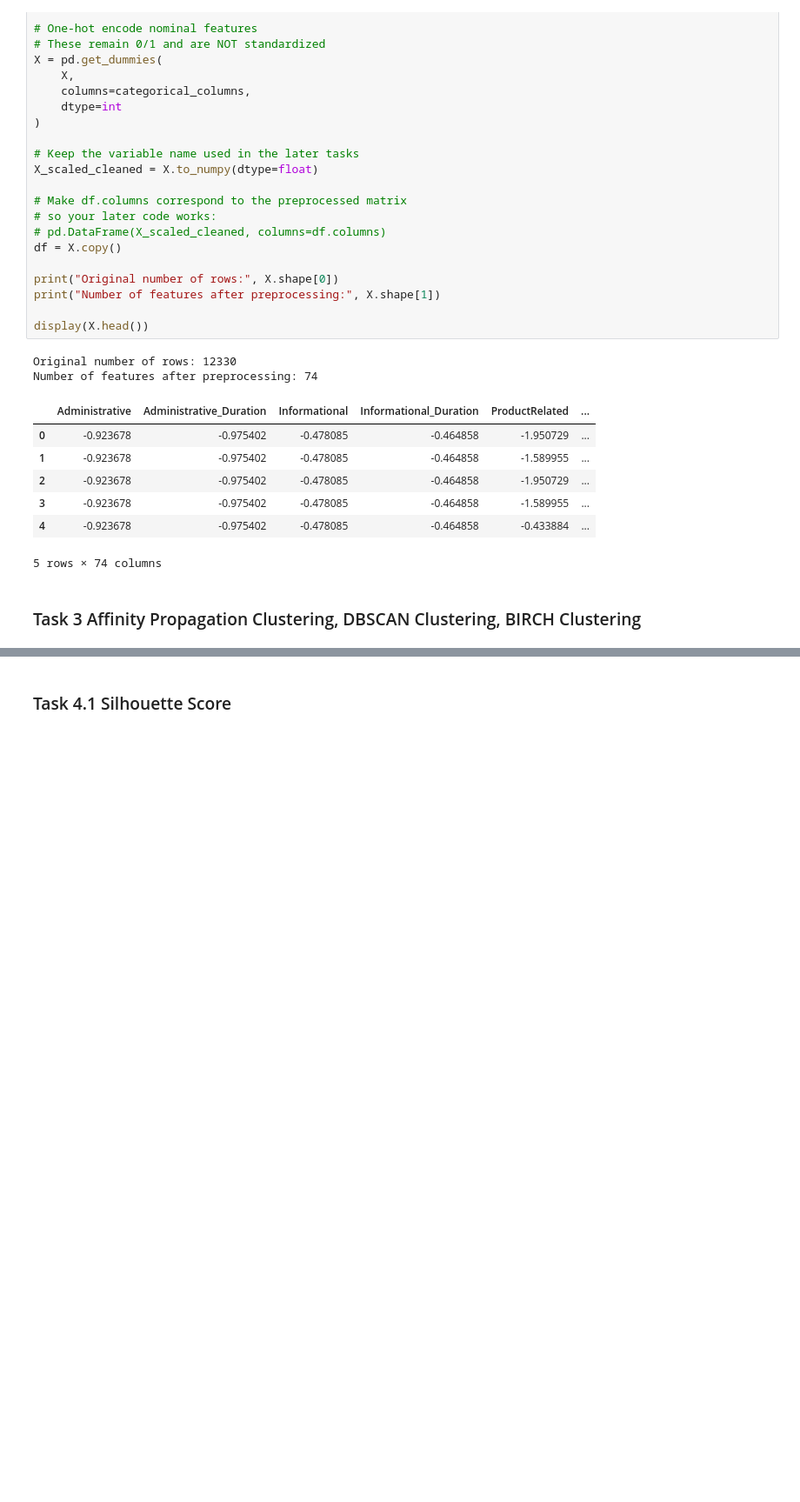
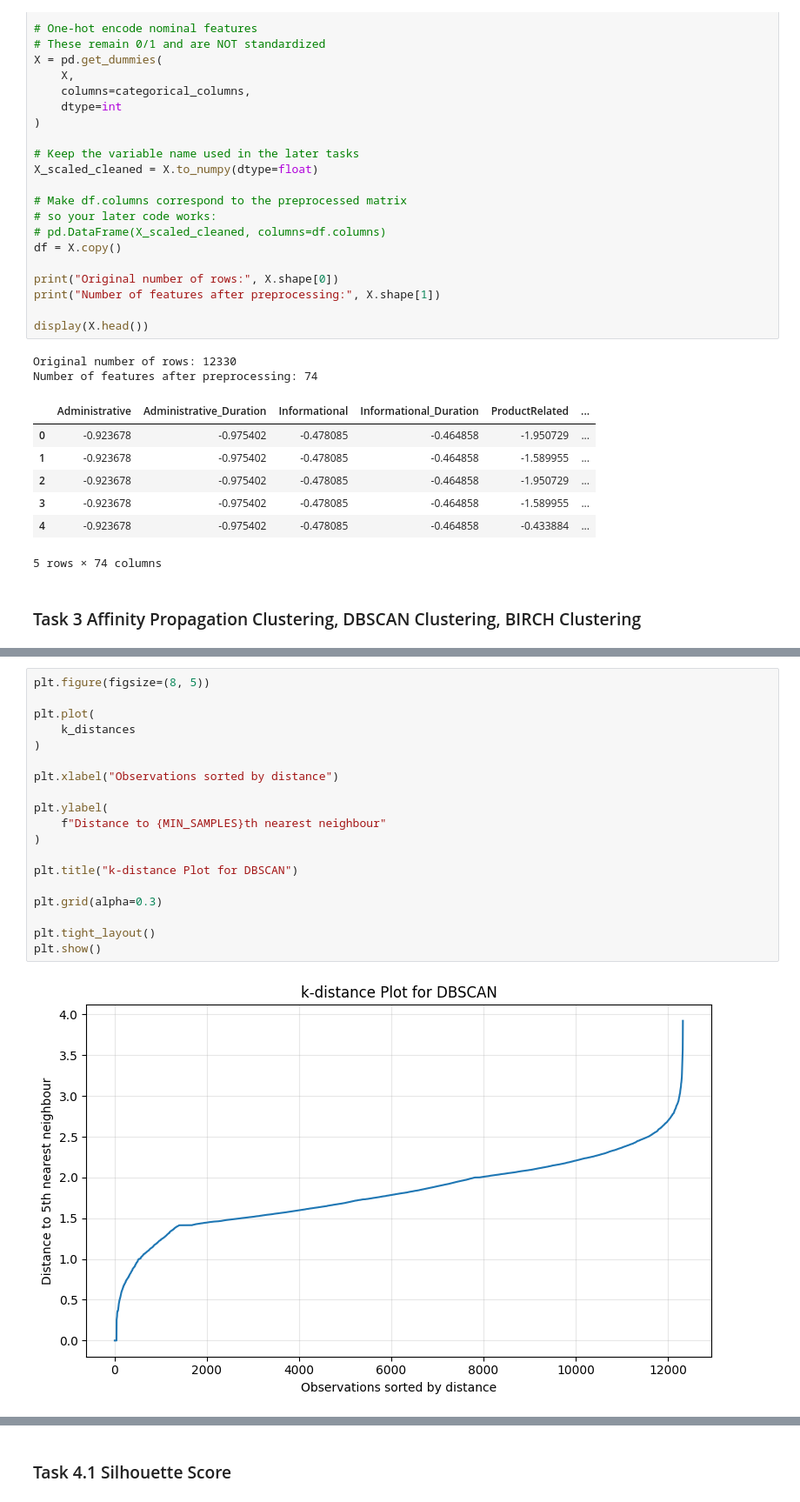
Before and after one commit to kenshin812/data_analysis, a Jupyter notebook: assignment2/submission.ipynb, the cells around one changed output, grey strips where cells are left out. Shown at 87% size. Drawn from its saved outputs; the diff is of its cells as text; blank space fills up the shorter version.

```diff
--- a/assignment2/submission.ipynb
+++ b/assignment2/submission.ipynb
@@ -565,0 +735,21 @@ Number of features after preprocessing: 74
+# %%
+plt.figure(figsize=(8, 5))
+
+plt.plot(
+    k_distances
+)
+
+plt.xlabel("Observations sorted by distance")
+
+plt.ylabel(
+    f"Distance to {MIN_SAMPLES}th nearest neighbour"
+)
+
+plt.title("k-distance Plot for DBSCAN")
+
+plt.grid(alpha=0.3)
+
+plt.tight_layout()
+plt.show()
+# %% [output]
+[figure, added]
```
Also changed, not shown: parts of 22 cells of this notebook.
